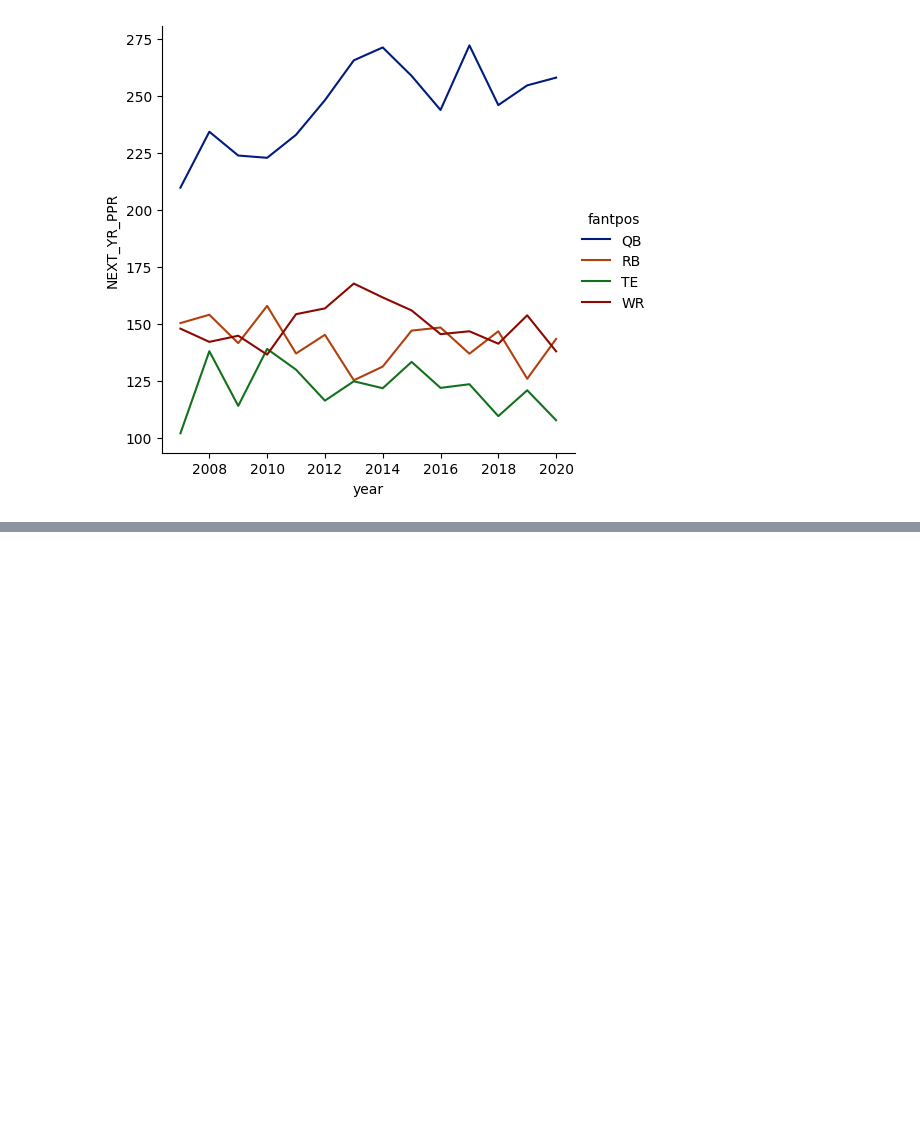
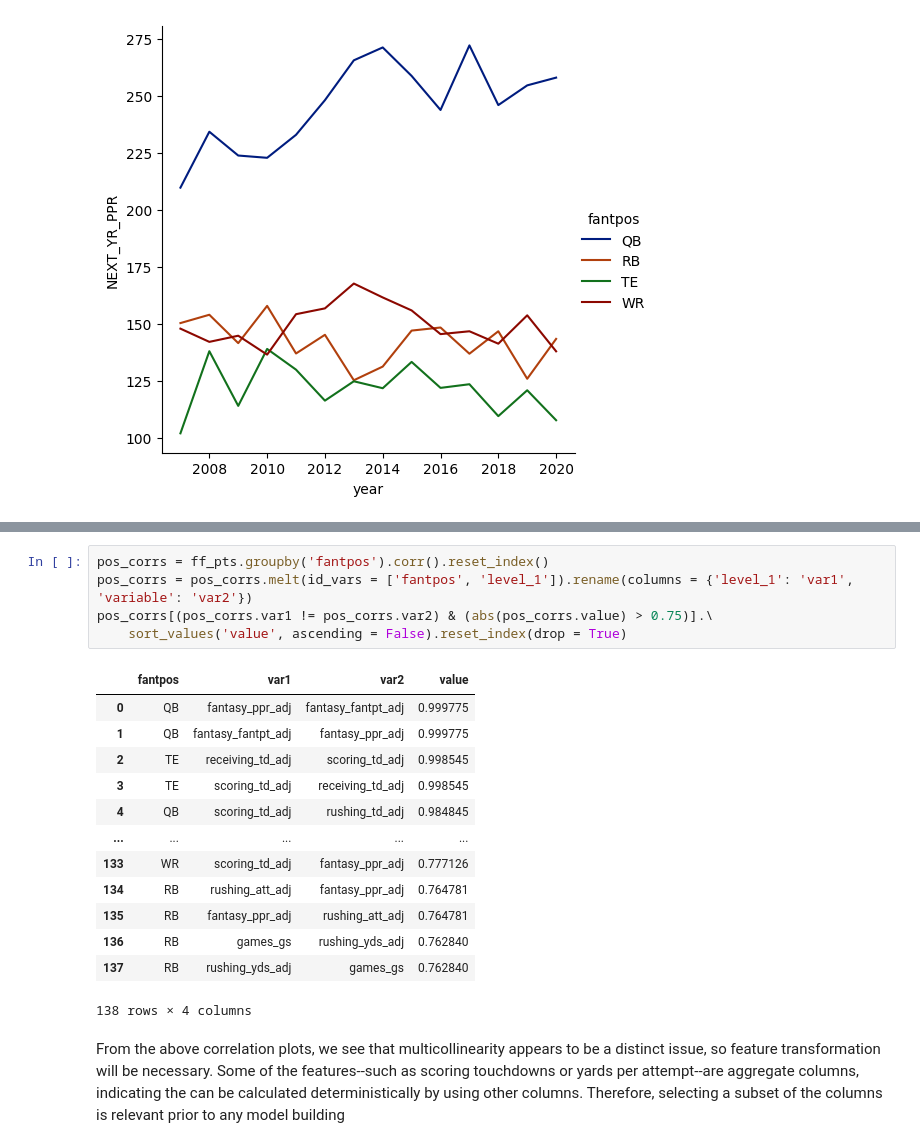
Before and after one commit to ethan-allavarpu/fantasy-football-modeling, a Jupyter notebook: jupyter-notebooks/03-eda.ipynb, the cells around one changed output, grey strips where cells are left out. Cells and saved outputs as stored; diff of their text form; blank space fills up the shorter version.

```diff
--- a/jupyter-notebooks/03-eda.ipynb
+++ b/jupyter-notebooks/03-eda.ipynb
@@ -29,0 +41,21 @@ plt.show()
+# %%
+pos_corrs = ff_pts.groupby('fantpos').corr().reset_index()
+pos_corrs = pos_corrs.melt(id_vars = ['fantpos', 'level_1']).rename(columns = {'level_1': 'var1', 'variable': 'var2'})
+pos_corrs[(pos_corrs.var1 != pos_corrs.var2) & (abs(pos_corrs.value) > 0.75)].\
+    sort_values('value', ascending = False).reset_index(drop = True)
+# %% [output]
+|  | fantpos | var1 | var2 | value |
+| 0 | QB | fantasy_ppr_adj | fantasy_fantpt_adj | 0.999775 |
+| 1 | QB | fantasy_fantpt_adj | fantasy_ppr_adj | 0.999775 |
+| 2 | TE | receiving_td_adj | scoring_td_adj | 0.998545 |
+| 3 | TE | scoring_td_adj | receiving_td_adj | 0.998545 |
+| 4 | QB | scoring_td_adj | rushing_td_adj | 0.984845 |
+| ... | ... | ... | ... | ... |
+| 133 | WR | scoring_td_adj | fantasy_ppr_adj | 0.777126 |
+| 134 | RB | rushing_att_adj | fantasy_ppr_adj | 0.764781 |
+| 135 | RB | fantasy_ppr_adj | rushing_att_adj | 0.764781 |
+| 136 | RB | games_gs | rushing_yds_adj | 0.762840 |
+| 137 | RB | rushing_yds_adj | games_gs | 0.762840 |
+138 rows × 4 columns
+# %% [markdown]
+From the above correlation plots, we see that multicollinearity appears to be a distinct issue, so feature transformation will be necessary. Some of the features--such as scoring touchdowns or yards per attempt--are aggregate columns, indicating the can be calculated deterministically by using other columns. Therefore, selecting a subset of the columns is relevant prior to any model building
```
Also changed, not shown: parts of 1 cell of this notebook.
